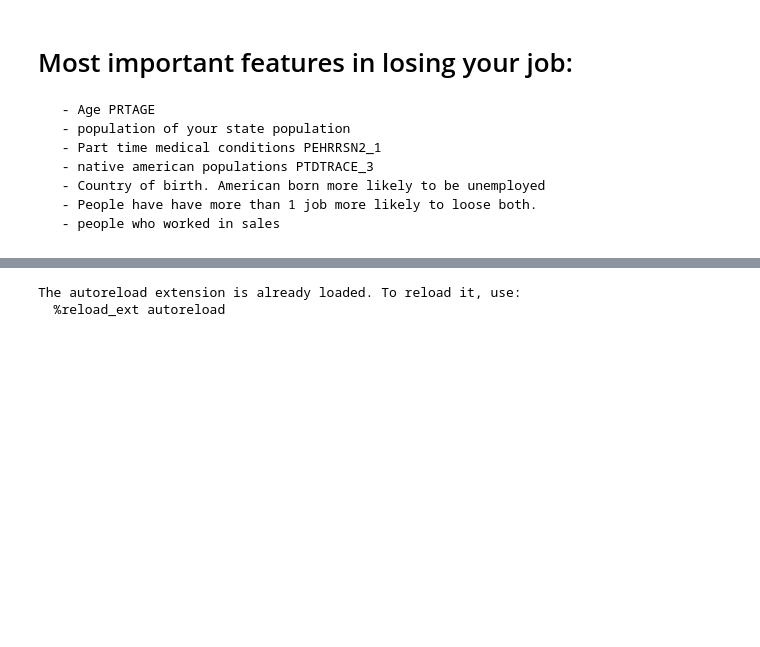
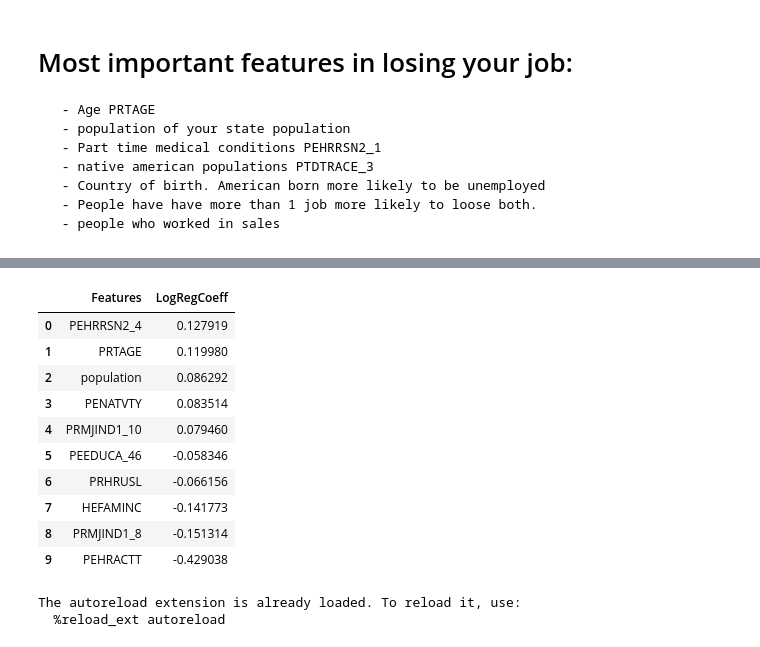
Before and after one commit to danvalen1/Corona-Employment, a Jupyter notebook: notebooks/Dan/EDATim.ipynb, the cells around one changed output, grey strips where cells are left out. Cells and saved outputs as stored; diff of their text form; code cells hidden in the pictures; blank space fills up the shorter version.

Commit message:
coeff viz

```diff
--- a/notebooks/Dan/EDATim.ipynb
+++ b/notebooks/Dan/EDATim.ipynb
@@ -277,3 +259,88 @@ coef_df
+# %%
+coef_list = sorted(zip(X_train.columns.to_list(),logReg.coef_[0]), key=lambda x: x[1], reverse=True)
+coef_list = [('PEHRRSN2_4', 0.12791888470310228),
+ ('PRTAGE', 0.11997962364464325),
+ ('population', 0.08629240348883842),
+ ('PENATVTY', 0.0835137030698312),
+ ('PRMJIND1_10', 0.07946028458828445),
+ ('PEMJOT', 0.07451602183355875),
+ ('PEHRRSN2_3', 0.07275775436335247),
+ ('PEMARITL', 0.05917143009615273),
+ ('PRAGNA', 0.05433387899169695),
+ ('PRMJIND1_2', 0.04849754054782185),
+ ('case_delta', 0.04310517536449647),
+ ('PRMJIND1_11', 0.04098897978070467),
+ ('PTDTRACE_3', 0.026040280135718304),
+ ('PESEX_2', 0.01774987543313716),
+ ('PEEDUCA_43', 0.010344077360354595),
+ ('pop_density', 0.00990920038784068),
+ ('PRMJOCC1_4', 0.005061728442107484),
+ ('PEHRRSN2_5', 0.002119174182229764),
+ ('PRMJOCC1_10', 0.0010083374434465976),
+ ('party', 3.4673647417203396e-05),
+ ('HEHOUSUT', 0.0),
+ ('HRNUMHOU', 0.0),
+ ('PEHRFTPT', 0.0),
+ ('PRCITSHP_2', 0.0),
+ ('PRCITSHP_3', 0.0),
+ ('PRCITSHP_5', 0.0),
+ ('PEHRRSN2_1', 0.0),
+ ('PEHRRSN2_2', 0.0),
+ ('PEHRRSN2_6', 0.0),
+ ('PEHRRSN2_7', 0.0),
+ ('PRMJIND1_3', 0.0),
+ ('PRMJIND1_4', 0.0),
+ ('PRMJIND1_6', 0.0),
+ ('PRMJIND1_7', 0.0),
+ ('PRMJIND1_9', 0.0),
+ ('PRMJIND1_12', 0.0),
+ ('PRMJOCC1_2', 0.0),
+ ('PRMJOCC1_3', 0.0),
+ ('PRMJOCC1_6', 0.0),
+ ('PRMJOCC1_7', 0.0),
+ ('PRMJOCC1_8', 0.0),
+ ('PRMJOCC1_9', 0.0),
+ ('PEEDUCA_40', 0.0),
+ ('PEEDUCA_42', 0.0),
+ ('PEEDUCA_44', 0.0),
+ ('PEEDUCA_45', 0.0),
+ ('PTDTRACE_1', 0.0),
+ ('PEHSPNON_2', 0.0),
+ ('HWHHWGT', -3.699842874558247e-05),
+ ('PRNMCHLD', -4.711591972392344e-05),
+ ('PRMJIND1_5', -0.00018995485003809437),
+ ('HRHTYPE', -0.00028472946814202905),
+ ('GTMETSTA', -0.0004248459954550815),
+ ('HUBUS', -0.0005041326698757106),
+ ('PRMJIND1_13', -0.0011480059817888365),
+ ('PECYC', -0.0015526441295501995),
+ ('PEMJNUM', -0.0015754193652904515),
+ ('PECERT1', -0.002111225157580295),
+ ('percent_red', -0.004153830115364483),
+ ('PRINUSYR', -0.00685341006661304),
+ ('PEEDUCA_41', -0.01778287217331979),
+ ('PRMJOCC1_5', -0.024072114576131894),
+ ('PRCITSHP_4', -0.04874971700270992),
+ ('PEEDUCA_46', -0.05834621089257071),
+ ('PRHRUSL', -0.06615587192529887),
+ ('HEFAMINC', -0.14177332119017616),
+ ('PRMJIND1_8', -0.15131353089753005),
+ ('PEHRACTT', -0.4290377633644399)]
+coef_list = coef_list[:5] + coef_list [-5:]
+coef_df = pd.DataFrame(coef_list, columns=['Features', 'LogRegCoeff'])
+coef_df
+# %% [output]
+|  | Features | LogRegCoeff |
+| 0 | PEHRRSN2_4 | 0.127919 |
+| 1 | PRTAGE | 0.119980 |
+| 2 | population | 0.086292 |
+| 3 | PENATVTY | 0.083514 |
+| 4 | PRMJIND1_10 | 0.079460 |
+| 5 | PEEDUCA_46 | -0.058346 |
+| 6 | PRHRUSL | -0.066156 |
+| 7 | HEFAMINC | -0.141773 |
+| 8 | PRMJIND1_8 | -0.151314 |
+| 9 | PEHRACTT | -0.429038 |
 # %%
 %load_ext autoreload
 %autoreload 2
```
Also changed, not shown: parts of 3 cells of this notebook, 2 other files.
